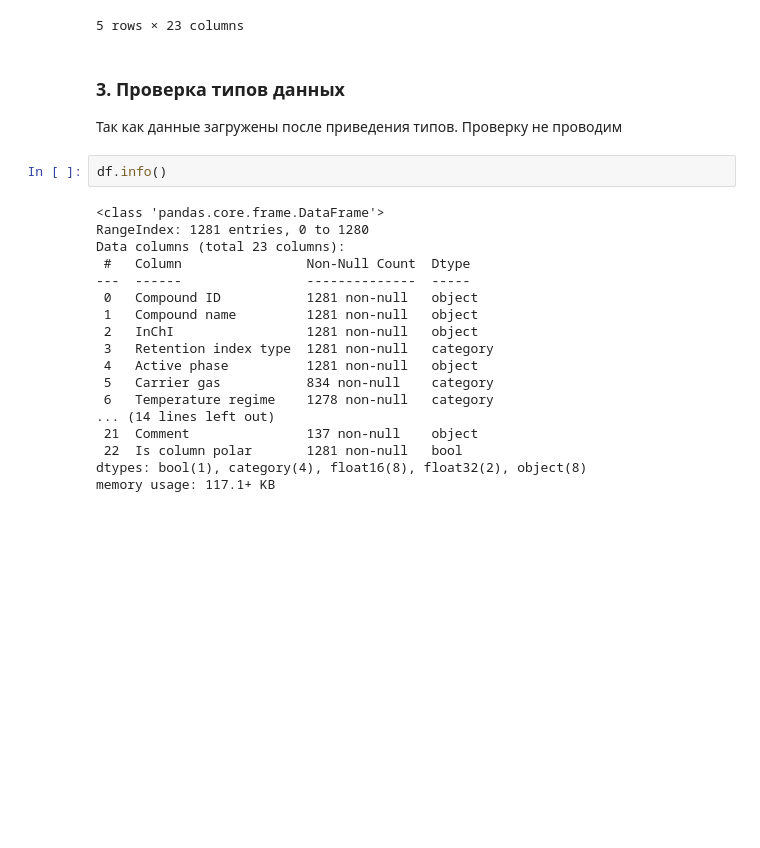
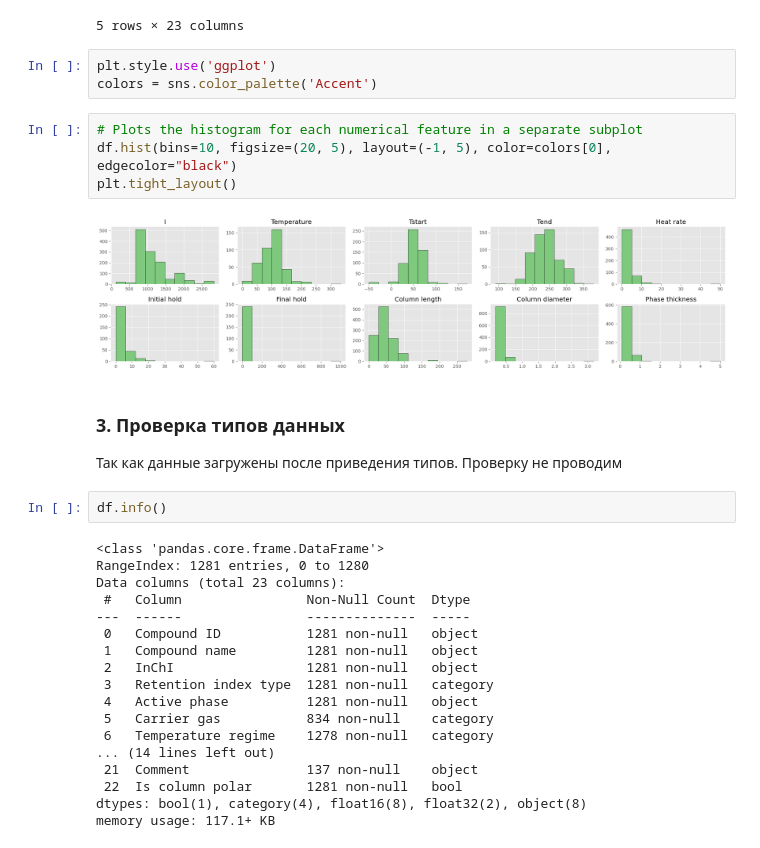
Before and after one commit to Eternal-insomnia/DDE-repo, a Jupyter notebook: notebooks/EDA.ipynb, the cells around one changed output. Cells and saved outputs as stored; diff of their text form; blank space fills up the shorter version.

Commit message:
Add graphics into EDA.ipynb

```diff
--- a/notebooks/EDA.ipynb
+++ b/notebooks/EDA.ipynb
@@ -27,6 +28,15 @@ df.tail()
 | 1279 | C100414 | Ethylbenzene | InChI=1S/C8H10/c1-2-8-6-4-3-5-7-8... | Normal alkane RI | Superox 0.6 | NaN | ... |
 | 1280 | C100414 | Ethylbenzene | InChI=1S/C8H10/c1-2-8-6-4-3-5-7-8... | Normal alkane RI | ZB-Wax | Helium | ... |
 5 rows × 23 columns
+# %%
+plt.style.use('ggplot')
+colors = sns.color_palette('Accent')
+# %%
+# Plots the histogram for each numerical feature in a separate subplot
+df.hist(bins=10, figsize=(20, 5), layout=(-1, 5), color=colors[0], edgecolor="black")
+plt.tight_layout()
+# %% [output]
+[figure, added]
 # %% [markdown]
 ### 3. Проверка типов данных
 Так как данные загружены после приведения типов. Проверку не проводим
```
Also changed, not shown: parts of 9 cells of this notebook.
